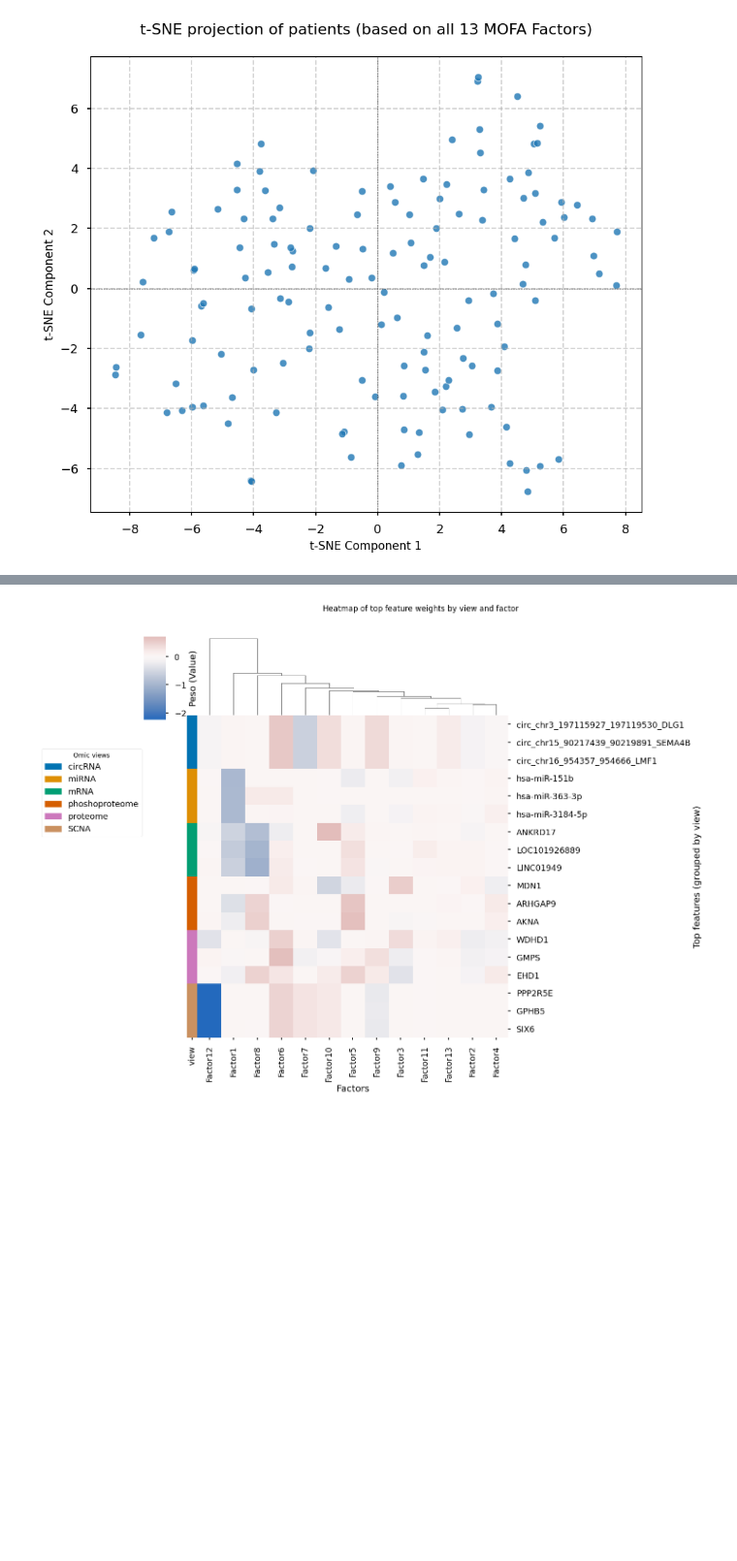
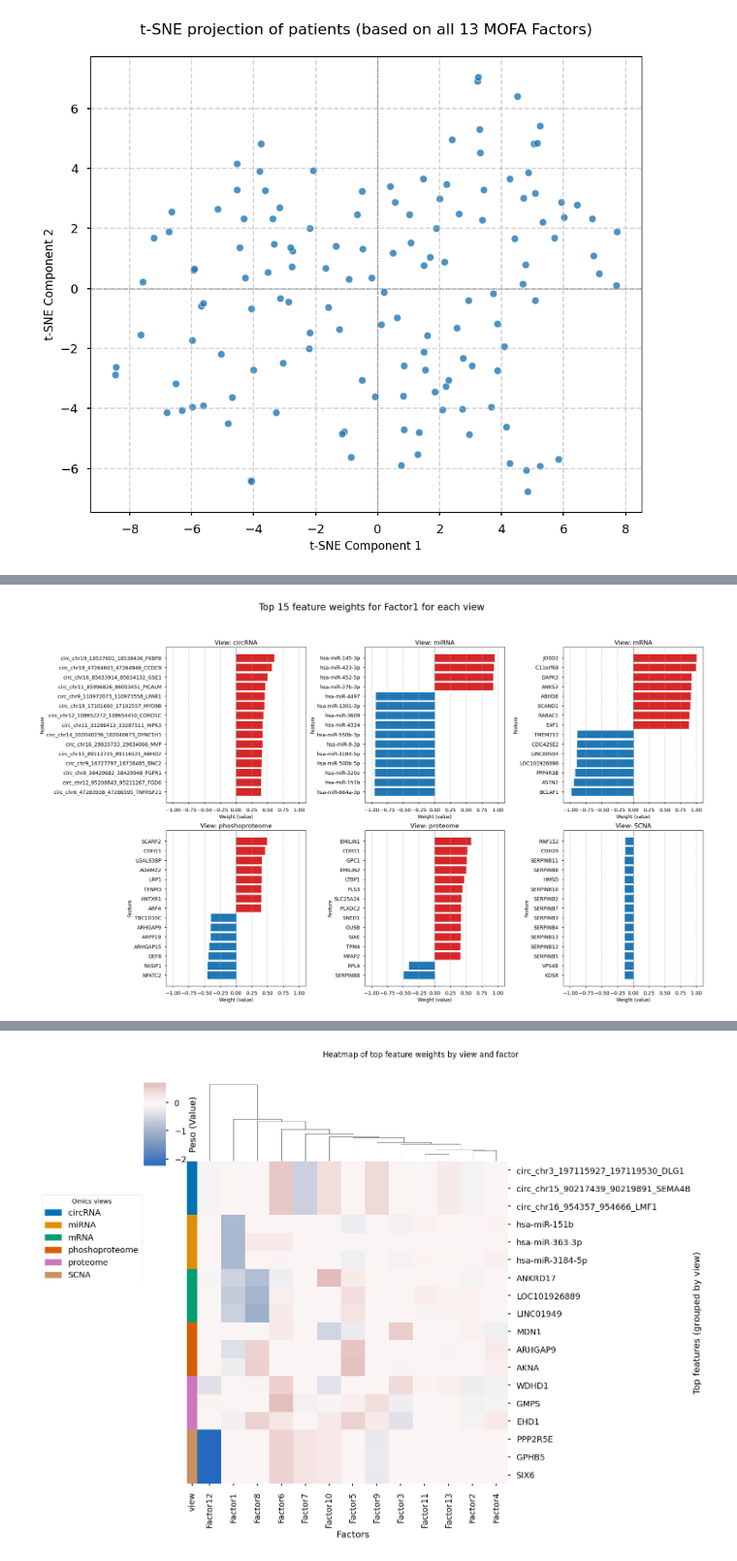
Before and after one commit to haricalzi/Scientific-visualization, a Jupyter notebook: Project2_DataIntegration/PDAC_data_integration.ipynb, the cells around one changed output, grey strips where cells are left out. Shown at 97% size. Drawn from its saved outputs; the diff is of its cells as text; code cells hidden in the pictures; blank space fills up the shorter version.

```diff
--- a/Project2_DataIntegration/PDAC_data_integration.ipynb
+++ b/Project2_DataIntegration/PDAC_data_integration.ipynb
@@ -956,3 +891,75 @@ model.close()
+# %%
+# Weights (W) analysis and plotting top features per factor 1
+
+# load the model
+model_file = "PDAC_mofa_model_ok.hdf5"
+model = mofax.mofa_model(model_file)
+
+factor_to_analyze = "Factor1"
+N_top_features = 15
+
+top_features_df = model.get_top_features(
+    factors=factor_to_analyze,
+    n_features=N_top_features,
+    df=True
+)
+
+# scale weights to have same x-axis limits across all subplots
+max_abs_weight = top_features_df["value"].abs().max()
+limit = max_abs_weight * 1.1
+
+plt.style.use('seaborn-v0_8-talk')
+n_views = len(labels)
+rows = 2
+cols = 3
+total_plots = rows * cols
+fig, axes = plt.subplots(rows, cols, figsize=(cols * 8, rows * 7))
+flat_axes = axes.flatten()
+plot_index = 0
+
+for view_name in labels:
+
+    if plot_index >= total_plots:
+        print(f"Grid full. Skipping plot for: {view_name}")
+        break
+
+    ax = flat_axes[plot_index]
+    view_features_df = top_features_df[top_features_df["view"] == view_name]
+
+    if view_features_df.empty:
+        print(f"View '{view_name}' has no significant weights for {factor_to_analyze}.")
+        ax.set_visible(False)
+        plot_index += 1
+        continue
+
+    view_features_df = view_features_df.sort_values(by="value")
+    view_features_df["feature_clean"] = view_features_df["feature"].str.replace(f"_{view_name}$", "", regex=True)
+
+    colors = ['tab:red' if w > 0 else 'tab:blue' for w in view_features_df["value"]]
+    ax.barh(
+        view_features_df["feature_clean"],
+        view_features_df["value"],
+        color=colors
+    )
+    ax.set_xlim(-limit, limit)
+    ax.set_title(f"View: {view_name}", fontsize=16)
+    ax.set_xlabel("Weight (value)", fontsize=12)
+    ax.set_ylabel("Feature", fontsize=12)
+    ax.grid(axis="x", linestyle="--", alpha=0.6)
+    ax.axvline(0, color='black', linewidth=0.8, alpha=0.5)
+
+    plot_index += 1
+
+for i in range(plot_index, total_plots):
+    flat_axes[i].set_visible(False)
+
+fig.suptitle(f"Top {N_top_features} feature weights for {factor_to_analyze} for each view", fontsize=24, y=1.03)
+plt.tight_layout(rect=[0, 0, 1, 0.98])
+
+plt.show()
+model.close()
+# %% [output]
+[figure, added]
 # %% [markdown]
 [Gemini explanation]
 
```
Also changed, not shown: parts of 14 cells of this notebook.
